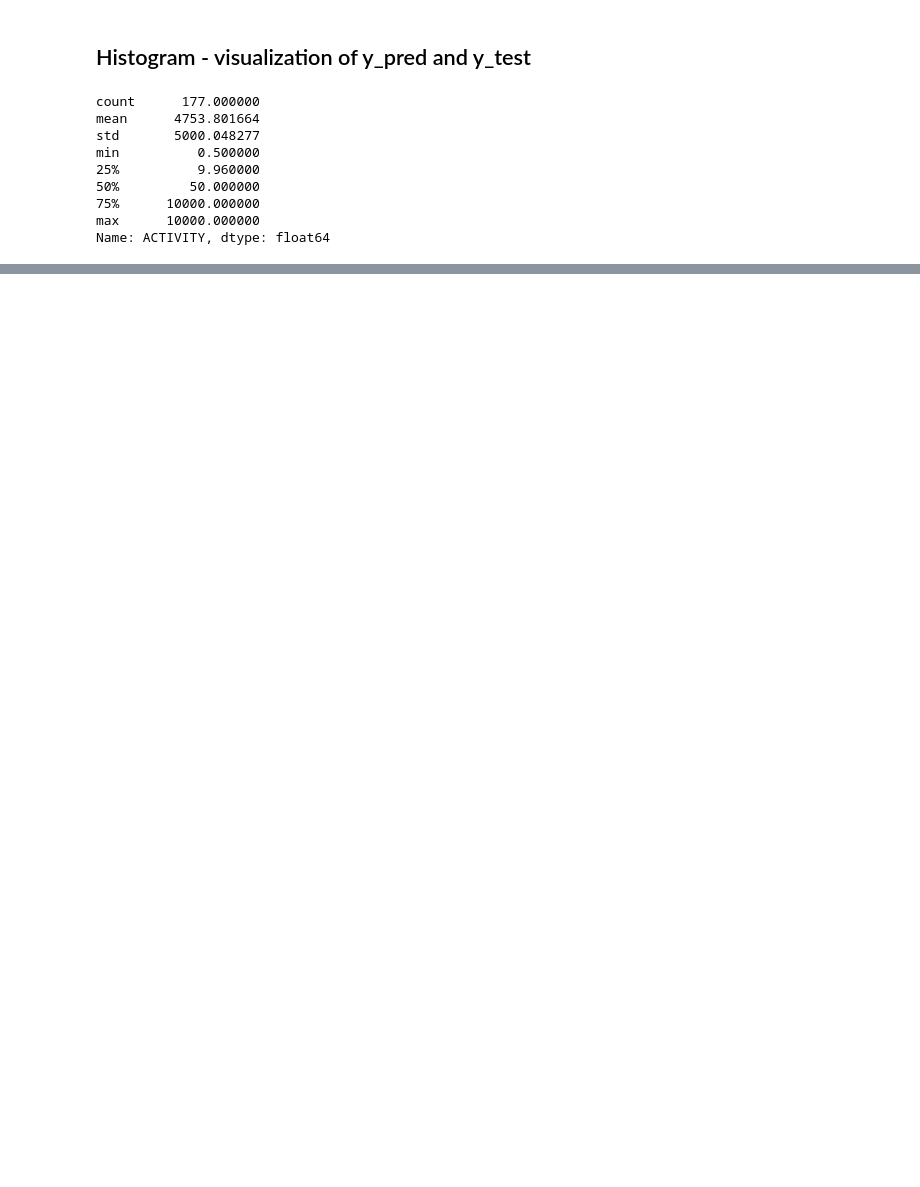
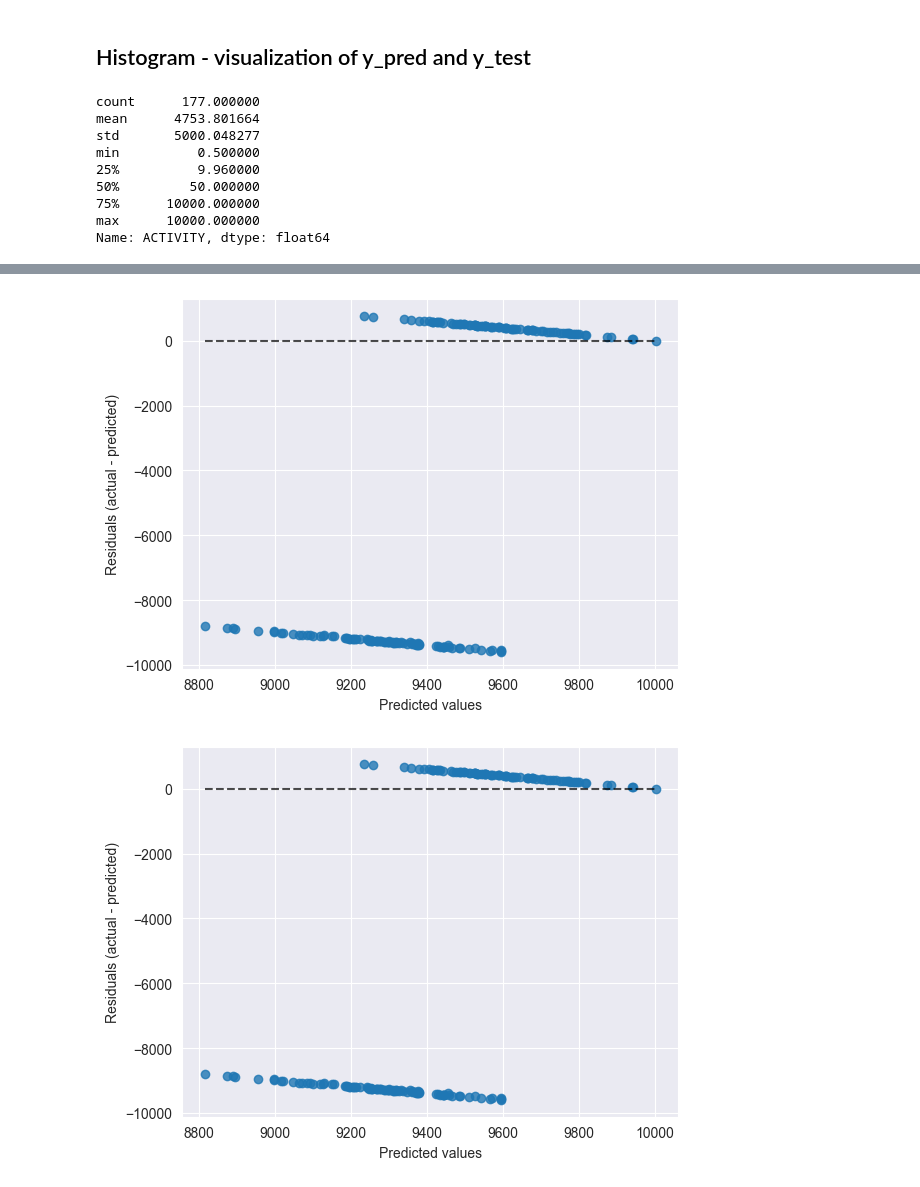
Before and after one commit to Dominule/qsAMPr, a Jupyter notebook: src/train_models/svm_regressor.ipynb, the cells around one changed output, grey strips where cells are left out. Saved outputs shown, nothing was run; the diff lists cells and outputs as text; code cells hidden in the pictures; blank space fills up the shorter version.

Commit message:
train all models

```diff
--- a/src/train_models/svm_regressor.ipynb
+++ b/src/train_models/svm_regressor.ipynb
@@ -123,0 +124,12 @@ plt.show()
+# %%
+from sklearn.metrics import PredictionErrorDisplay
+import matplotlib.pyplot as plt
+
+disp = PredictionErrorDisplay.from_estimator(model, X_test, y_test)
+disp.plot()
+plt.show()
+
+# nemám tušení co to dělá
+# %% [output]
+[figure, added]
+[figure, added]
```
Also changed, not shown: parts of 2 cells of this notebook, 22 other files.
